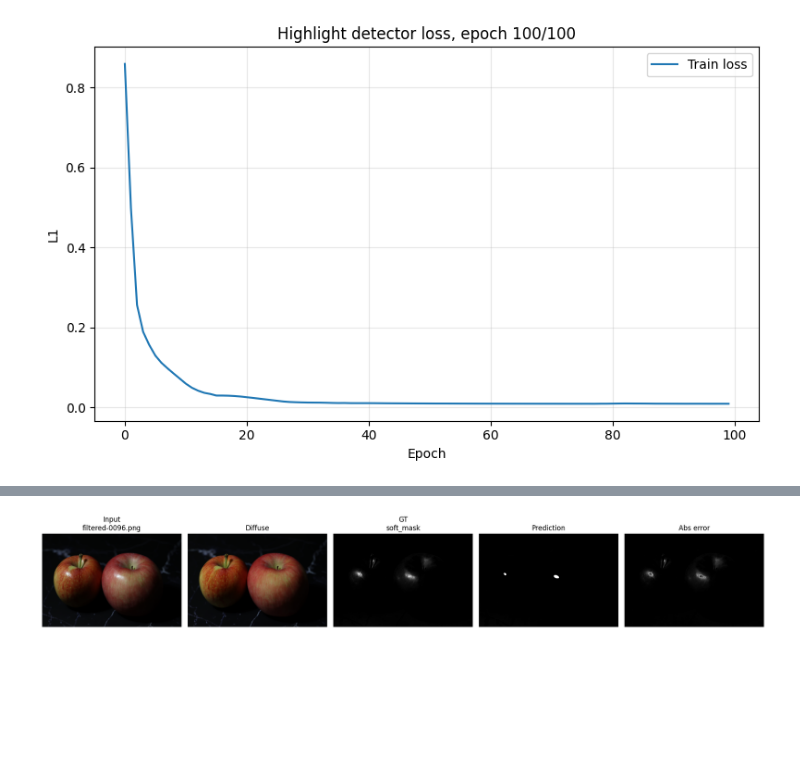
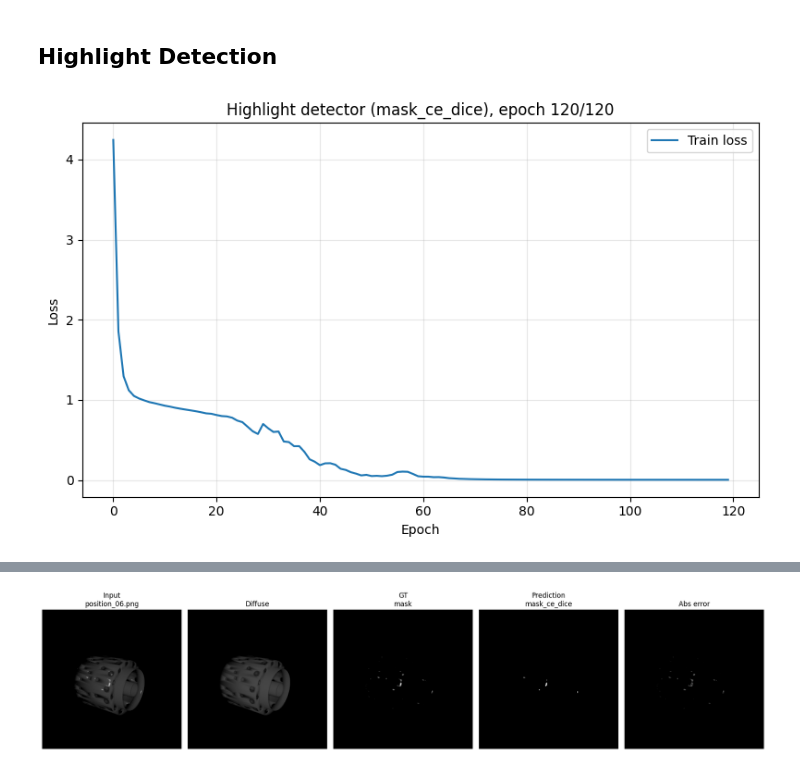
Before and after one commit to Kenechukwu452/Specular-Highlights, a Jupyter notebook: trainmodel.ipynb, the cells around one changed output, grey strips where cells are left out. Cells and saved outputs as stored; diff of their text form; code cells hidden in the pictures; blank space fills up the shorter version.

Commit message:
residual-models

```diff
--- a/trainmodel.ipynb
+++ b/trainmodel.ipynb
@@ -18,6 +20,6 @@ from torch.utils.data import DataLoader, Subset
 # %%
-diffuse_images = "/Users/27171653/Desktop/PhD/PSD_Dataset/PSD_Dataset/PSD_Train/PSD_Train_diffuse"
-specular_images = "/Users/27171653/Desktop/PhD/PSD_Dataset/PSD_Dataset/PSD_Train/PSD_Train_specular"
+diffuse_images = "/Users/27171653/Desktop/PhD/Specular-Highlights/data/train/can/diffuse"
+specular_images = "/Users/27171653/Desktop/PhD/Specular-Highlights/data/train/can/glossy"
 
 dataset, loader = psd_loader.make_psd_dataloader(
     diffuse_dir=diffuse_images,
@@ -28,7 +30,7 @@ dataset, loader = psd_loader.make_psd_dataloader(
     threshold=0.7,
 )
 
-small_dataset = Subset(dataset, [95])  # Just a few samples for quick testing
+small_dataset = Subset(dataset, [6])  # position_06.png for quick testing
 
 small_loader = DataLoader(
     small_dataset,
@@ -347,7 +535,7 @@ def train_highlight_removal_autoencoder(
     return model, dict(history)
 # %%
 model, history = train_highlight_removal_autoencoder(
-    train_loader=small_loader,
+    train_loader=loader,
     val_loader=None,
     in_channels=3,
     out_channels=3,
@@ -357,6 +545,10 @@ model, history = train_highlight_removal_autoencoder(
     loss_name="l1",
     preview_dataset=small_dataset,
     preview_every=20,
-    save_best_path="best_highlight_removal_rgb.pth",
+    save_best_path="weights/best_highlight_removal_rgb.pth",
+    mask_source="soft_mask",
+    valid_threshold=0.95,
+    hole_dilate_kernel=1,
+    context_weight=0.05,
 )
 # %% [output]
@@ -366,2 +934,4 @@ Epoch 100/100 | train: 0.028983 | elapsed: 4.5 min
+# %% [markdown]
+## Highlight Detection
 # %%
 
@@ -594,19 +1284,22 @@ def train_highlight_detector(
 # %%
 device = "cuda" if torch.cuda.is_available() else "cpu"
 
-model, history = train_highlight_detector(
-    train_loader=small_loader,
+mask_model, mask_history = train_highlight_detector(
+    train_loader=loader,
     val_loader=None,
     in_channels=3,
     lr=1e-3,
-    epochs=100,
+    epochs=120,
     device=device,
-    loss_name="l1",
-    target_key="soft_mask",
+    detector_mode="mask_ce_dice",
+    target_key="mask",
+    highlight_weight=4.0,
+    ce_weight=1.0,
+    dice_weight=1.0,
     plot_every=1,
     preview_dataset=small_dataset,
     preview_every=5,
-    save_best_path="best_detector_softmask.pth",
+    save_best_path="weights/best_detector_mask_ce_dice.pth",
 )
 # %% [output]
-[figure, old version]
+[figure, new version]
@@ -614 +1307 @@ Epoch 100/100 | train: 0.009618 | elapsed: 6.7 min
-[figure, old version]
+[figure, new version]
```
Also changed, not shown: parts of 12 cells of this notebook, 26 other files.
